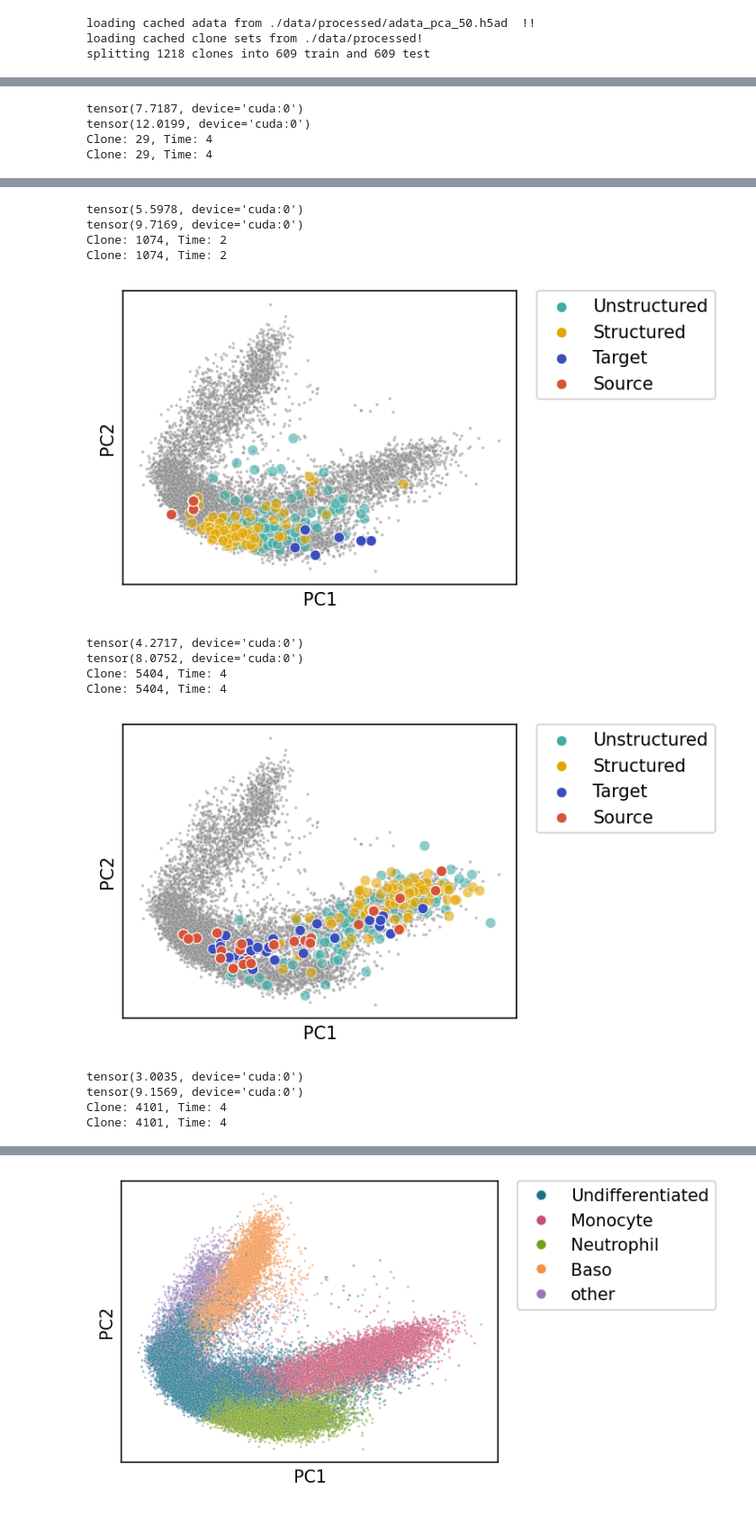
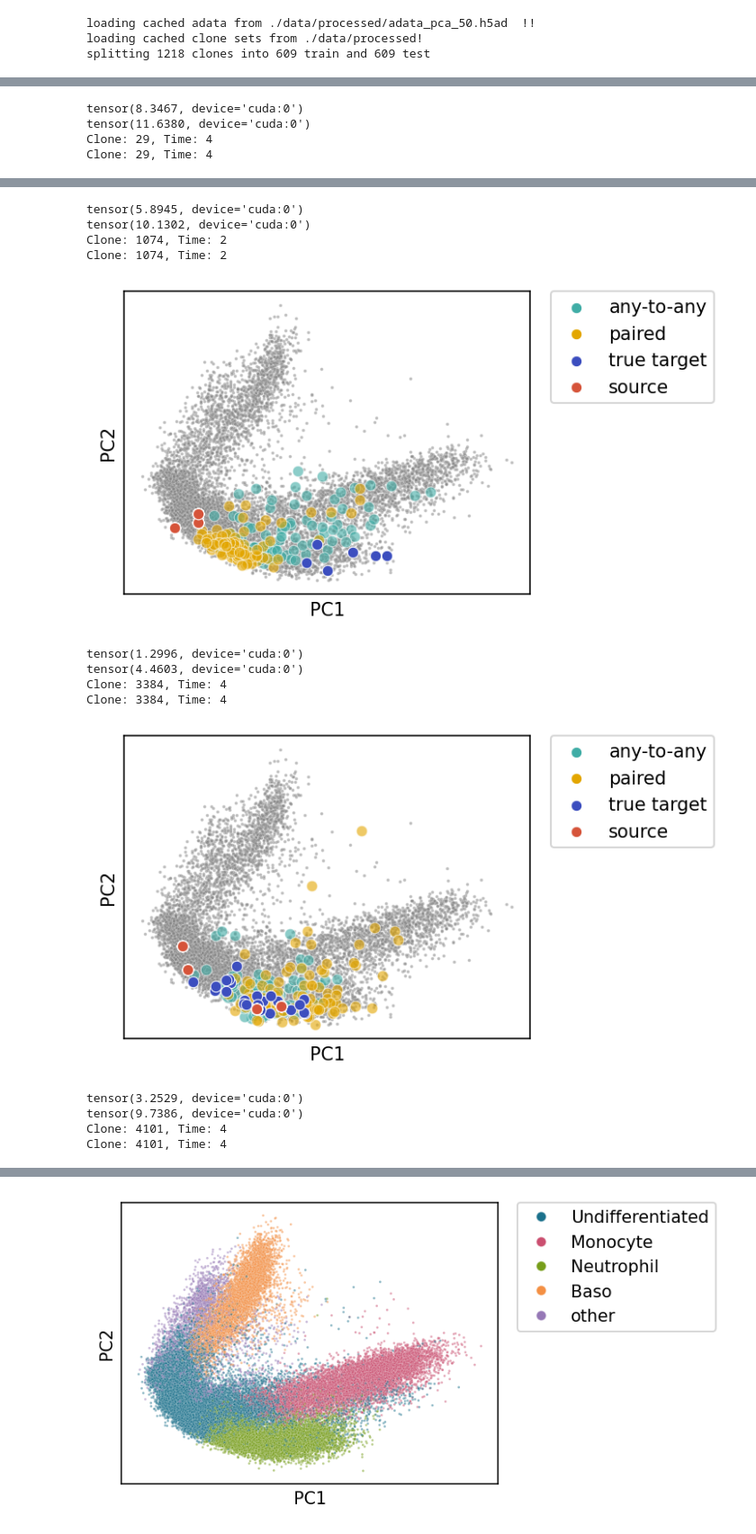
Before and after one commit to njwfish/DistributionConditionedTransport, a Jupyter notebook: notebooks/lt_eval.ipynb, the cells around one changed output, grey strips where cells are left out. Shown: that part at 90% size. Cells and saved outputs as stored; diff of their text form; code cells hidden in the pictures.

```diff
--- a/notebooks/lt_eval.ipynb
+++ b/notebooks/lt_eval.ipynb
@@ -74,8 +74,13 @@ enc_unst, gen_unst = load_model(cfgs[1]['config'], cfgs[1]['dir'], 'cuda')
 enc, gen = load_model(cfgs[0]['config'], cfgs[0]['dir'], 'cuda')
 # %%
 with torch.no_grad():
-    z_x_unst = enc_unst(lts.test_srcs.cuda())
-    z_y_unst = enc_unst(lts.test_tgts.cuda())
-    z_x_st = enc(lts.test_srcs.cuda())
-    z_y_st = enc(lts.test_tgts.cuda())
+    z_x_unst_train = enc_unst(lts.train_srcs.cuda())
+    z_y_unst_train = enc_unst(lts.train_tgts.cuda())
+    z_x_st_train = enc(lts.train_srcs.cuda())
+    z_y_st_train = enc(lts.train_tgts.cuda())
+
+    z_x_unst_test = enc_unst(lts.test_srcs.cuda())
+    z_y_unst_test = enc_unst(lts.test_tgts.cuda())
+    z_x_st_test = enc(lts.test_srcs.cuda())
+    z_y_st_test = enc(lts.test_tgts.cuda())
 # %%
@@ -184,7 +222,7 @@ Energy distance on held-out test: 3.2028985023498535
 # %%
 from sklearn.neighbors import NearestNeighbors
 
-nbrs = NearestNeighbors(n_neighbors=2).fit(lts.adata.obsm['X_pca'][:, :2])
+# nbrs = NearestNeighbors(n_neighbors=2).fit(lts.adata.obsm['X_pca'][:, :2])
 
 to_plot = lts.adata[np.random.choice(lts.adata.shape[0], 10000, replace=False)]
 
@@ -224,19 +262,19 @@ for i in range(252):#np.random.choice(252, 10, replace=False):
 
         sns.scatterplot(x=predicted_pcs_unst[:, 0],
                         y=predicted_pcs_unst[:, 1], alpha=0.6,
-                        color='#40ada6', label='Unstructured')
+                        color='#40ada6', label='any-to-any')
 
         sns.scatterplot(x=predicted_pcs_st[:, 0],
                         y=predicted_pcs_st[:, 1], alpha=0.6,
-                        color='#e3a600', label='Structured')
+                        color='#e3a600', label='paired')
 
         sns.scatterplot(x=true_targets.obsm['X_pca'][:, 0],
                         y=true_targets.obsm['X_pca'][:, 1],
-                        color='#3c4ebf', label='Target')
+                        color='#3c4ebf', label='true target')
 
         sns.scatterplot(x=src_test.cpu().numpy()[i, :, 0],
                         y=src_test.cpu().numpy()[i, :, 1],
-                        color='#d6543a', label='Source')
+                        color='#d6543a', label='source')
 
 
         leg = plt.legend(bbox_to_anchor=(1.05, 1), loc='upper left',
@@ -258,4 +296,4 @@ Clone: 3076, Time: 4
-tensor(7.7187, device='cuda:0')
-tensor(12.0199, device='cuda:0')
+tensor(8.3467, device='cuda:0')
+tensor(11.6380, device='cuda:0')
 Clone: 29, Time: 4
 Clone: 29, Time: 4
@@ -263,14 +301,14 @@ Clone: 29, Time: 4
-tensor(5.5978, device='cuda:0')
-tensor(9.7169, device='cuda:0')
+tensor(5.8945, device='cuda:0')
+tensor(10.1302, device='cuda:0')
 Clone: 1074, Time: 2
 Clone: 1074, Time: 2
-[figure, old version]
+[figure, new version]
-tensor(4.2717, device='cuda:0')
-tensor(8.0752, device='cuda:0')
-Clone: 5404, Time: 4
-Clone: 5404, Time: 4
+tensor(1.2996, device='cuda:0')
+tensor(4.4603, device='cuda:0')
+Clone: 3384, Time: 4
+Clone: 3384, Time: 4
-[figure, old version]
+[figure, new version]
-tensor(3.0035, device='cuda:0')
-tensor(9.1569, device='cuda:0')
+tensor(3.2529, device='cuda:0')
+tensor(9.7386, device='cuda:0')
 Clone: 4101, Time: 4
 Clone: 4101, Time: 4
```
Also changed, not shown: parts of 4 cells of this notebook, 1 other file.
